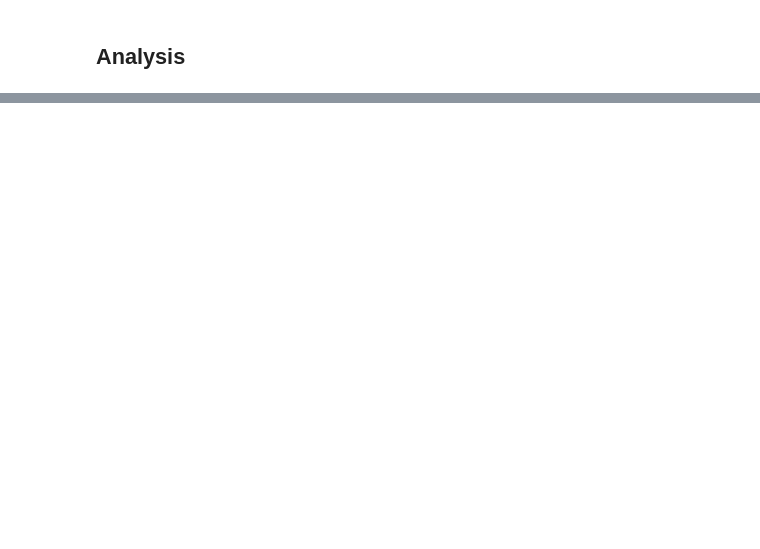
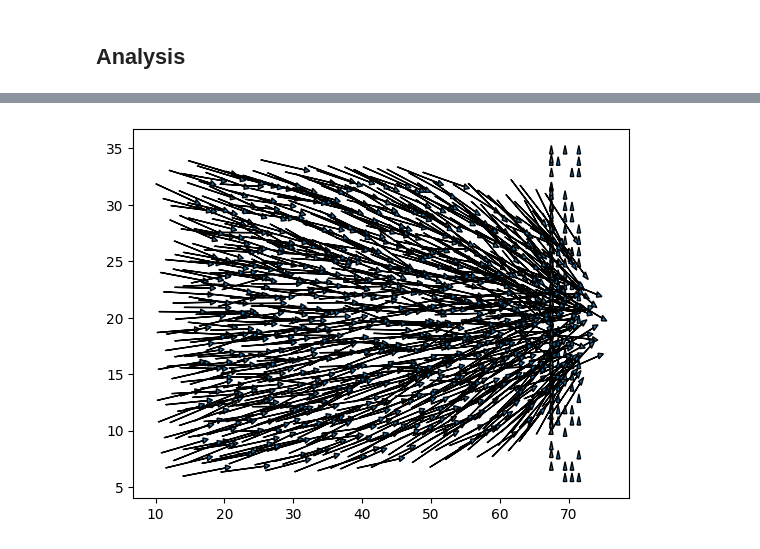
Before and after one commit to gasparyanartur/crowd-disasters-simulation, a Jupyter notebook: analysis.ipynb, the cells around one changed output, grey strips where cells are left out. Cells and saved outputs as stored; diff of their text form; code cells hidden in the pictures; blank space fills up the shorter version.

```diff
--- a/analysis.ipynb
+++ b/analysis.ipynb
@@ -98,0 +127,14 @@ plt.plot(time_steps, np.mean(data[:, :, 6], axis=1));
+# %%
+
+
+frame = 200
+
+pos_info = data[frame, :, :4]
+fig = plt.figure()
+ax = fig.gca()
+arrow_len = 1.5
+for i in range(sconst.n_individuals):
+    ax.arrow(pos_info[i, 0], pos_info[i, 1], arrow_len*pos_info[i, 2], arrow_len*pos_info[i, 3], head_width=0.5)
+#plt.streamplot(pos_info[unique_xs, 0], pos_info[:, 1], pos_info[:, 2], pos_info[:, 3])
+# %% [output]
+[figure, added]
```
Also changed, not shown: parts of 9 cells of this notebook, 6 other files.
